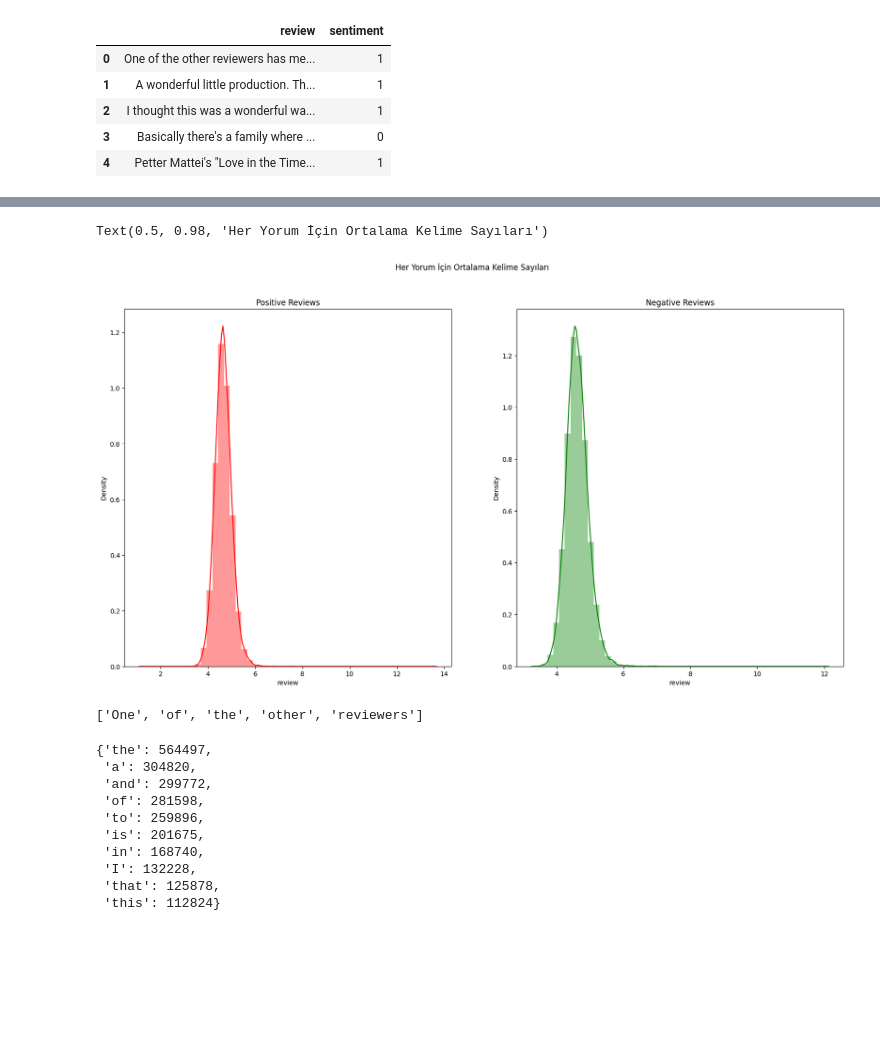
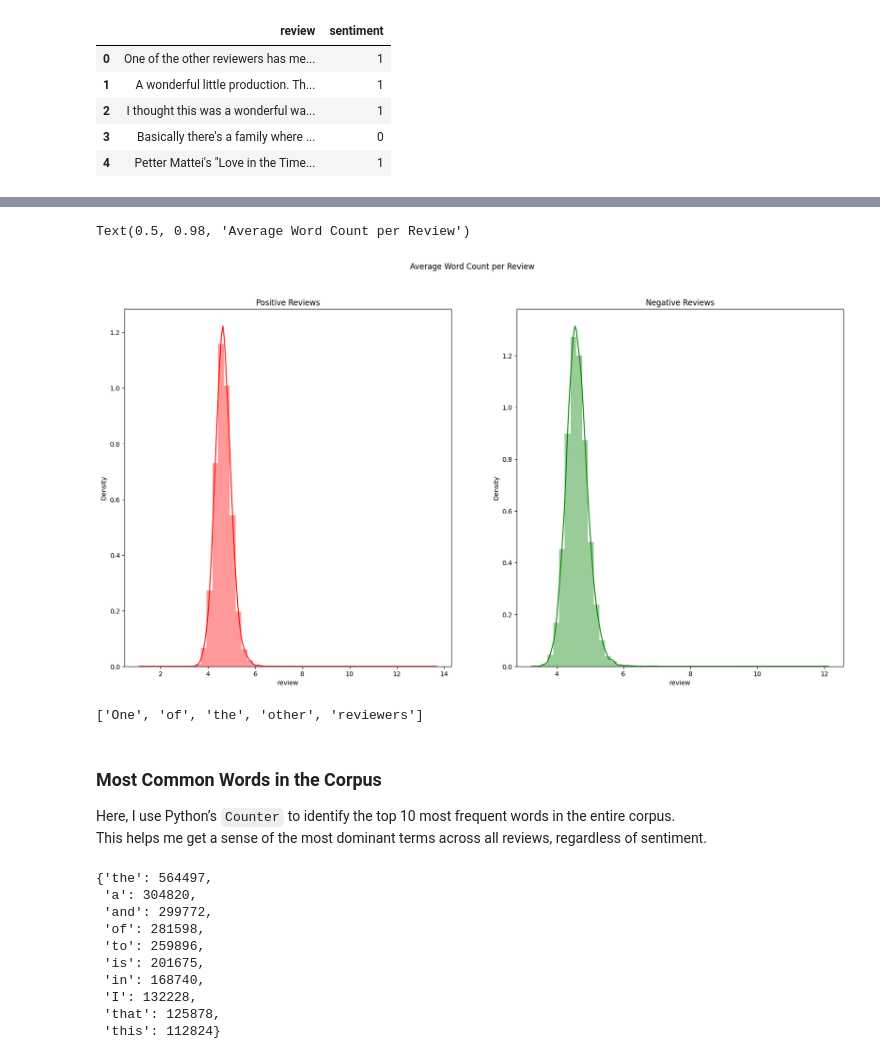
Before and after one commit to axilion19/RoBERTa-sentiment-analysis, a Jupyter notebook: notebooks/Data_Preparation.ipynb, the cells around one changed output, grey strips where cells are left out. Cells and saved outputs as stored; diff of their text form; code cells hidden in the pictures; blank space fills up the shorter version.

```diff
--- a/notebooks/Data_Preparation.ipynb
+++ b/notebooks/Data_Preparation.ipynb
@@ -155,15 +210,15 @@ plt.show()
 # %%
 fig,(ax1,ax2) = plt.subplots(1,2,figsize=(20,10))
 word = data[data['sentiment'] == 1]['review'].str.split().apply(lambda x : [len(i) for i in x])
 sns.distplot(word.map(lambda x: np.mean(x)),ax=ax1,color='red')
 ax1.set_title('Positive Reviews')
 word = data[data['sentiment'] == 0]['review'].str.split().apply(lambda x : [len(i) for i in x])
 sns.distplot(word.map(lambda x: np.mean(x)),ax=ax2,color='green')
 ax2.set_title('Negative Reviews')
-fig.suptitle('Her Yorum İçin Ortalama Kelime Sayıları')
+fig.suptitle('Average Word Count per Review')
 # %% [output]
-Text(0.5, 0.98, 'Her Yorum İçin Ortalama Kelime Sayıları')
+Text(0.5, 0.98, 'Average Word Count per Review')
-[figure, old version]
+[figure, new version]
 # %%
 def get_corpus(text):
     words = []
@@ -175,6 +230,11 @@ corpus = get_corpus(data.review)
 corpus[:5]
 # %% [output]
 ['One', 'of', 'the', 'other', 'reviewers']
+# %% [markdown]
+### Most Common Words in the Corpus
+
+Here, I use Python’s `Counter` to identify the top 10 most frequent words in the entire corpus.
+This helps me get a sense of the most dominant terms across all reviews, regardless of sentiment.
 # %%
 from collections import Counter
 counter = Counter(corpus)
```
Also changed, not shown: parts of 22 cells of this notebook, 1 other file.
